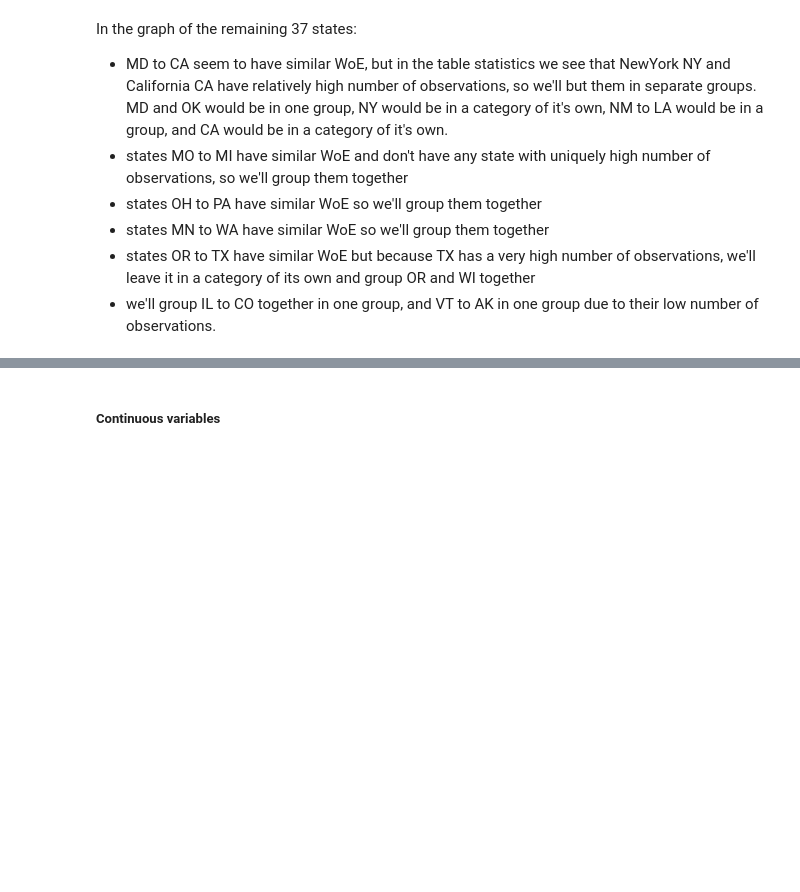
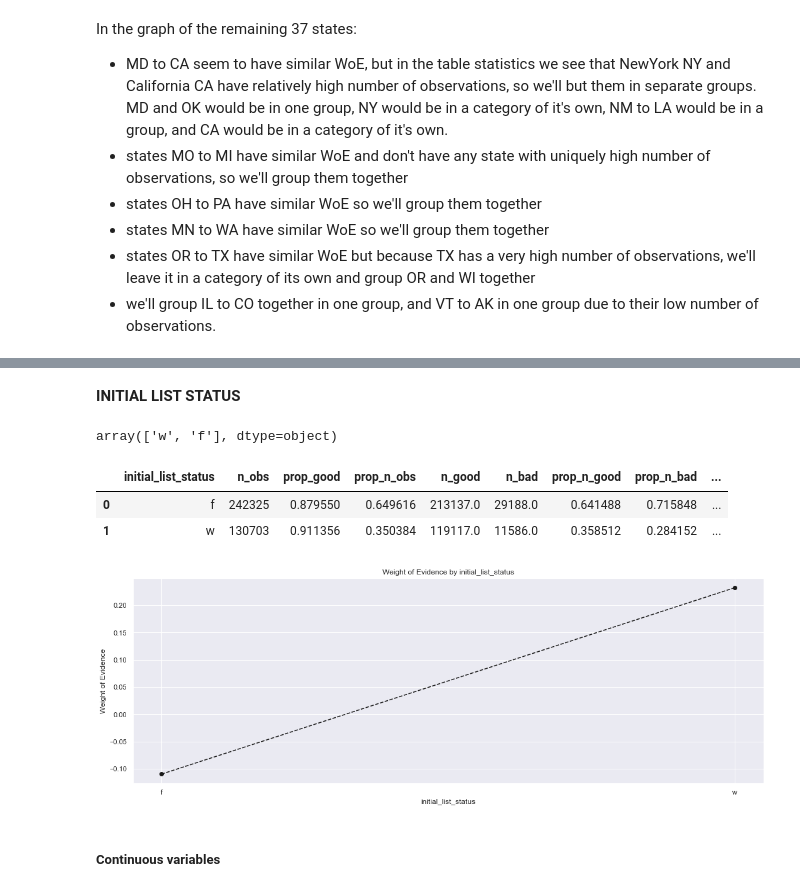
Before and after one commit to Melodie97/Machine-Learning-Projects, a Jupyter notebook: Credit Risk Modelling/Credit Risk Modelling - PD Model Feature Engineering.ipynb, the cells around one changed output, grey strips where cells are left out. Saved outputs shown, nothing was run; the diff lists cells and outputs as text; code cells hidden in the pictures; blank space fills up the shorter version.

```diff
--- a/Credit Risk Modelling/Credit Risk Modelling - PD Model Feature Engineering.ipynb
+++ b/Credit Risk Modelling/Credit Risk Modelling - PD Model Feature Engineering.ipynb
@@ -414,3 +474,28 @@ X_train['addr_state:VT_CT_KS_MT_SC_AK'] = sum([X_train['addr_state:VT'], X_train
+# %%
+#creating the dummy variables
+X_train['purpose:sm_b_educ'] = sum([X_train['purpose:small_business'], X_train['purpose:educational']])
+X_train['purpose:ren_en_mov_house_other'] = sum([X_train['purpose:renewable_energy'], X_train['purpose:moving'],
+                                                 X_train['purpose:house'], X_train['purpose:other']])
+X_train['purpose:med_vac_wedd'] = sum([X_train['purpose:medical'], X_train['purpose:vacation'], X_train['purpose:wedding']])
+X_train['purpose:home_imp_maj_pur_car'] = sum([X_train['purpose:home_improvement'], X_train['purpose:major_purchase'],
+                                               X_train['purpose:car']])
+# %% [markdown]
+**INITIAL LIST STATUS**
+# %%
+X_train['initial_list_status'].unique()
+# %% [output]
+array(['w', 'f'], dtype=object)
+# %%
+df_temp = woe_discrete(X_train, 'initial_list_status', y_train)
+df_temp
+# %% [output]
+|  | initial_list_status | n_obs | prop_good | prop_n_obs | n_good | n_bad | prop_n_good | prop_n_bad | ... |
+| 0 | f | 242325 | 0.879550 | 0.649616 | 213137.0 | 29188.0 | 0.641488 | 0.715848 | ... |
+| 1 | w | 130703 | 0.911356 | 0.350384 | 119117.0 | 11586.0 | 0.358512 | 0.284152 | ... |
+# %%
+plot_by_woe(df_temp)
+# %% [output]
+[figure, added]
 # %% [markdown]
 ##### Continuous variables
 # %%
```
Also changed, not shown: parts of 128 cells of this notebook.
